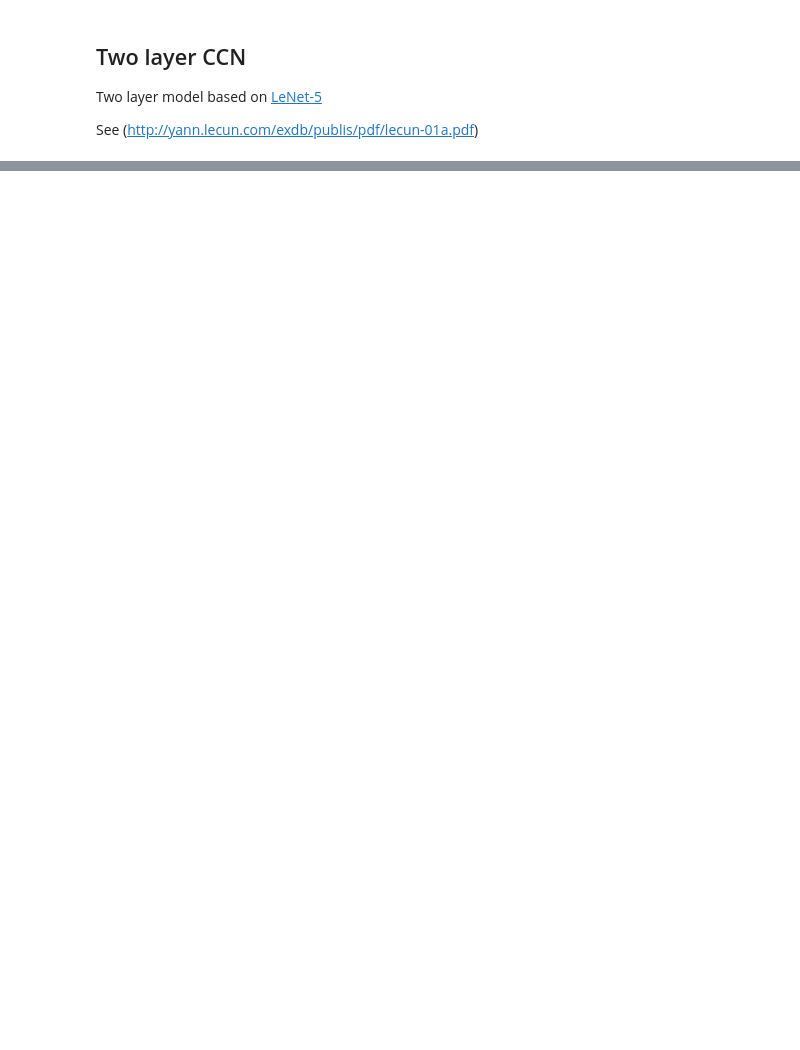
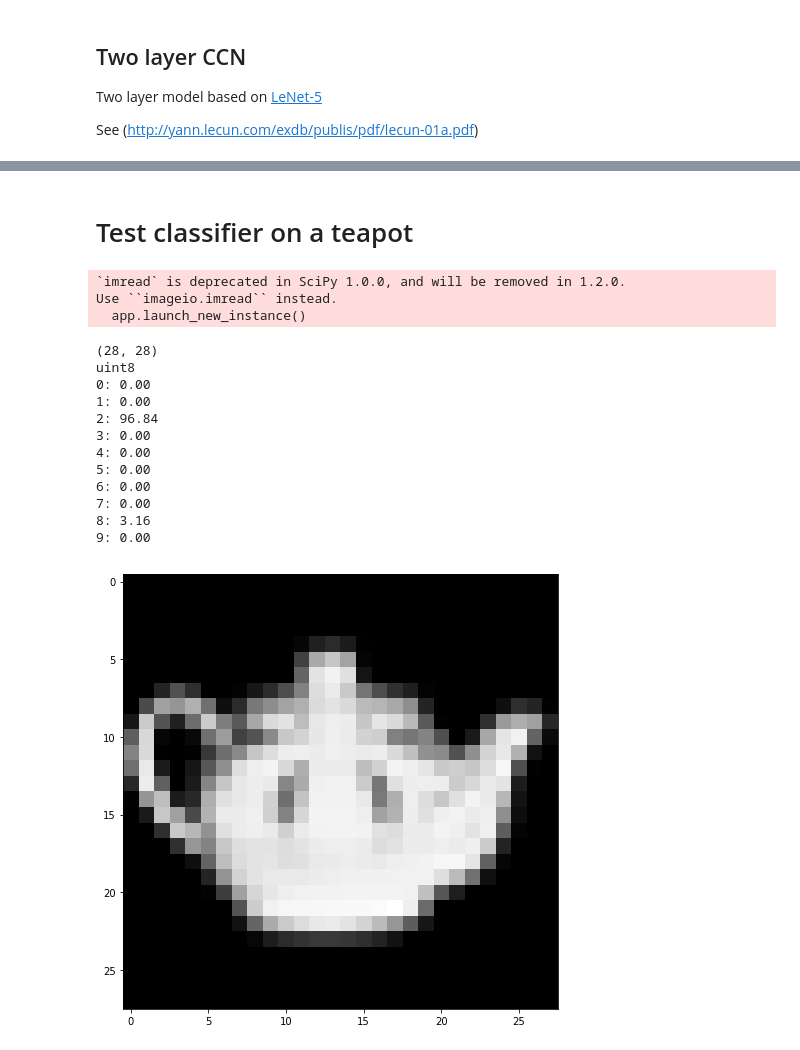
Before and after one commit to maitchison/tf_workshop, a Jupyter notebook: Tensorflow Workshop (master).ipynb, the cells around one changed output, grey strips where cells are left out. Cells and saved outputs as stored; diff of their text form; code cells hidden in the pictures; blank space fills up the shorter version.

```diff
--- a/Tensorflow Workshop (master).ipynb
+++ b/Tensorflow Workshop (master).ipynb
@@ -366,0 +381,46 @@ Test Error Rate 0.73%
+# %% [markdown]
+# Test classifier on a teapot
+# %%
+def softmax(x):
+    """Compute softmax values for each sets of scores in x."""
+    return np.exp(x) / np.sum(np.exp(x))
+
+def eval_image(sess, img):
+    """ run classification on input image
+        img: np array of dims [h*w]
+    """
+    logits = pred.eval(feed_dict={X: img[np.newaxis,:], keep_prob: 1.0}, session = sess)[0]
+    return softmax(logits)
+
+# teapot
+
+from scipy import misc
+
+image = misc.imread("./teapot.png")
+print(image.shape)
+print(image.dtype)
+img = image.reshape([-1]) / 256.0 * 5.0
+
+plt.imshow(img.reshape(28,28))
+
+p = eval_image(sess, img)
+
+for i in range(len(p)):
+    print("{}: {:.2f}".format(i, 100*p[i]))
+# %% [output]
+`imread` is deprecated in SciPy 1.0.0, and will be removed in 1.2.0.
+Use ``imageio.imread`` instead.
+  app.launch_new_instance()
+(28, 28)
+uint8
+0: 0.00
+1: 0.00
+2: 96.84
+3: 0.00
+4: 0.00
+5: 0.00
+6: 0.00
+7: 0.00
+8: 3.16
+9: 0.00
+[figure, added]
```
Also changed, not shown: parts of 14 cells of this notebook, 4 other files.
